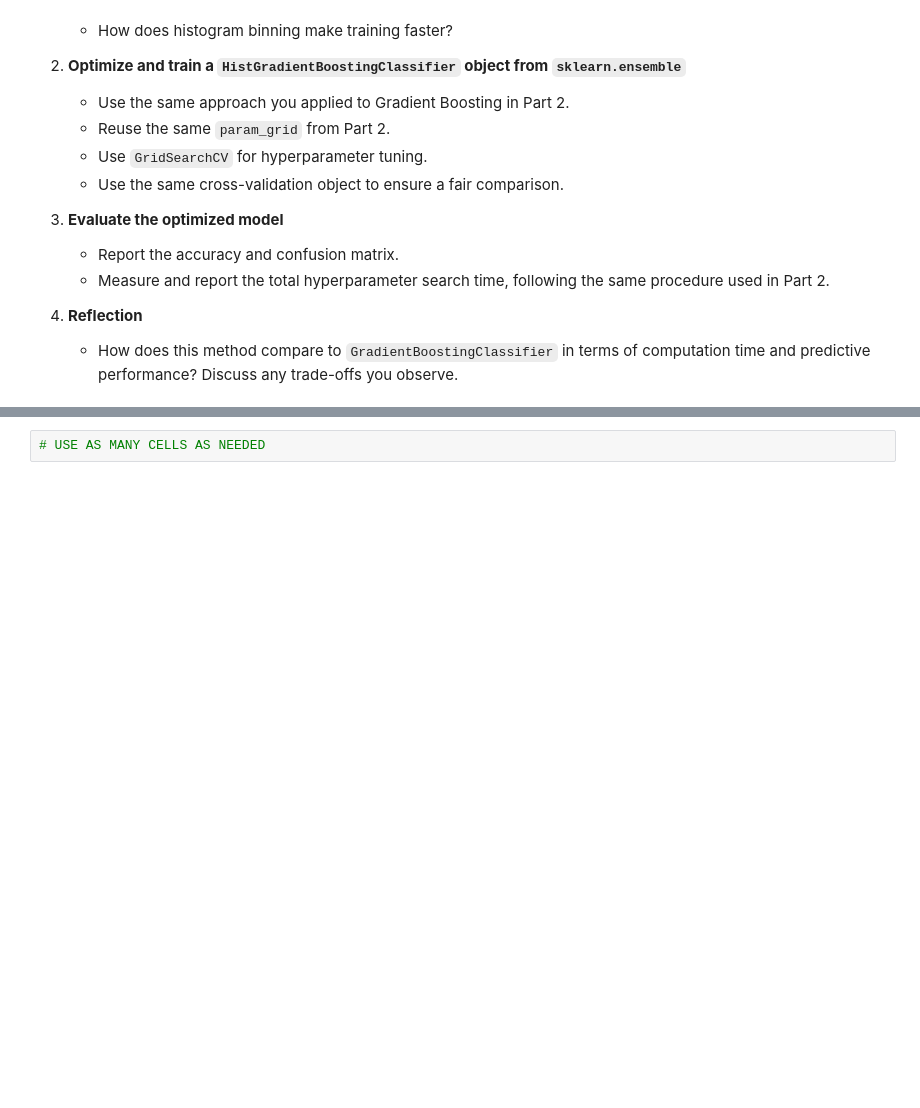
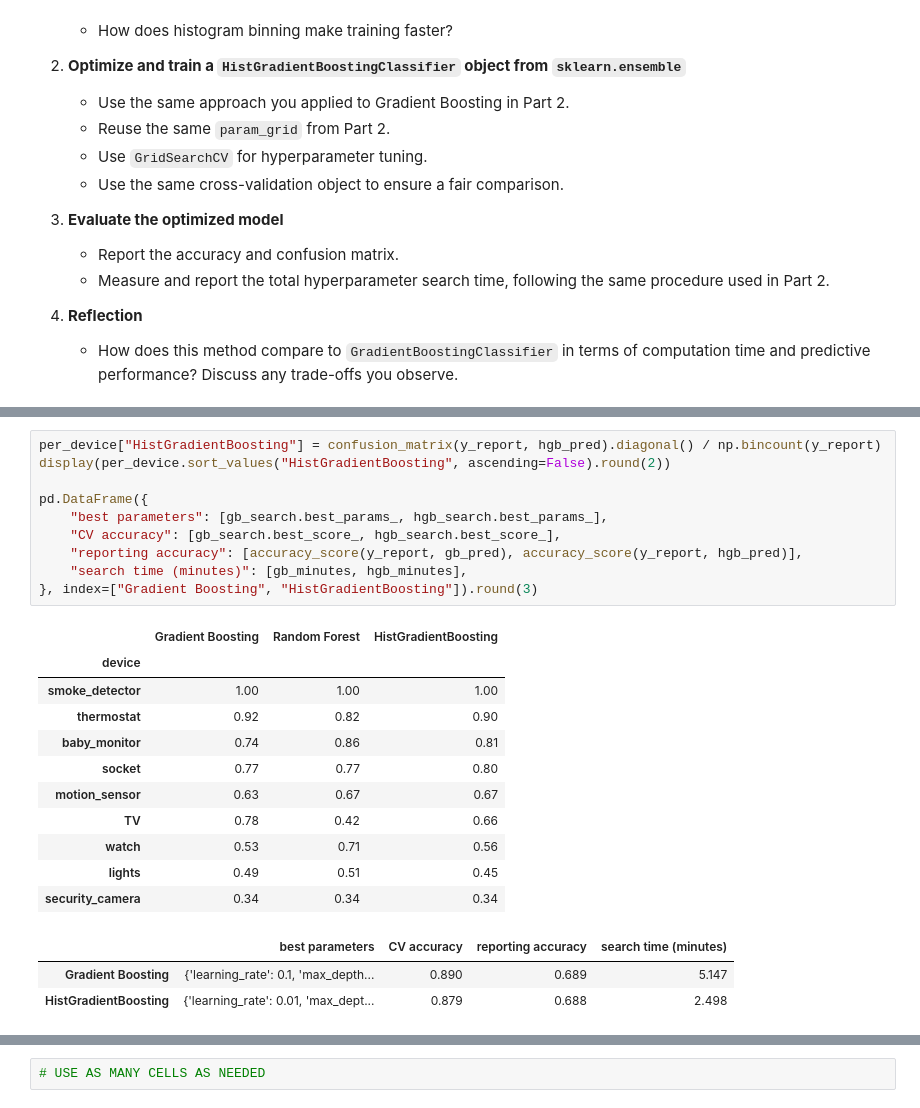
Before and after one commit to AudreyStelle/ML-Lab-3-Non-linear-Dimensionality-Reduction---t-SNE-and-UMAP, a Jupyter notebook: 07-iot-ensemble-classification.ipynb, the cells around one changed output, grey strips where cells are left out. Saved outputs shown, nothing was run; the diff lists cells and outputs as text; blank space fills up the shorter version.

```diff
--- a/07-iot-ensemble-classification.ipynb
+++ b/07-iot-ensemble-classification.ipynb
@@ -401,0 +457,25 @@ You should complete the following steps:
+# %%
+per_device["HistGradientBoosting"] = confusion_matrix(y_report, hgb_pred).diagonal() / np.bincount(y_report)
+display(per_device.sort_values("HistGradientBoosting", ascending=False).round(2))
+
+pd.DataFrame({
+    "best parameters": [gb_search.best_params_, hgb_search.best_params_],
+    "CV accuracy": [gb_search.best_score_, hgb_search.best_score_],
+    "reporting accuracy": [accuracy_score(y_report, gb_pred), accuracy_score(y_report, hgb_pred)],
+    "search time (minutes)": [gb_minutes, hgb_minutes],
+}, index=["Gradient Boosting", "HistGradientBoosting"]).round(3)
+# %% [output]
+|  | Gradient Boosting | Random Forest | HistGradientBoosting |
+| device |  |  |  |
+| smoke_detector | 1.00 | 1.00 | 1.00 |
+| thermostat | 0.92 | 0.82 | 0.90 |
+| baby_monitor | 0.74 | 0.86 | 0.81 |
+| socket | 0.77 | 0.77 | 0.80 |
+| motion_sensor | 0.63 | 0.67 | 0.67 |
+| TV | 0.78 | 0.42 | 0.66 |
+| watch | 0.53 | 0.71 | 0.56 |
+| lights | 0.49 | 0.51 | 0.45 |
+| security_camera | 0.34 | 0.34 | 0.34 |
+|  | best parameters | CV accuracy | reporting accuracy | search time (minutes) |
+| Gradient Boosting | {'learning_rate': 0.1, 'max_depth... | 0.890 | 0.689 | 5.147 |
+| HistGradientBoosting | {'learning_rate': 0.01, 'max_dept... | 0.879 | 0.688 | 2.498 |
```
Also changed, not shown: parts of 11 cells of this notebook.
